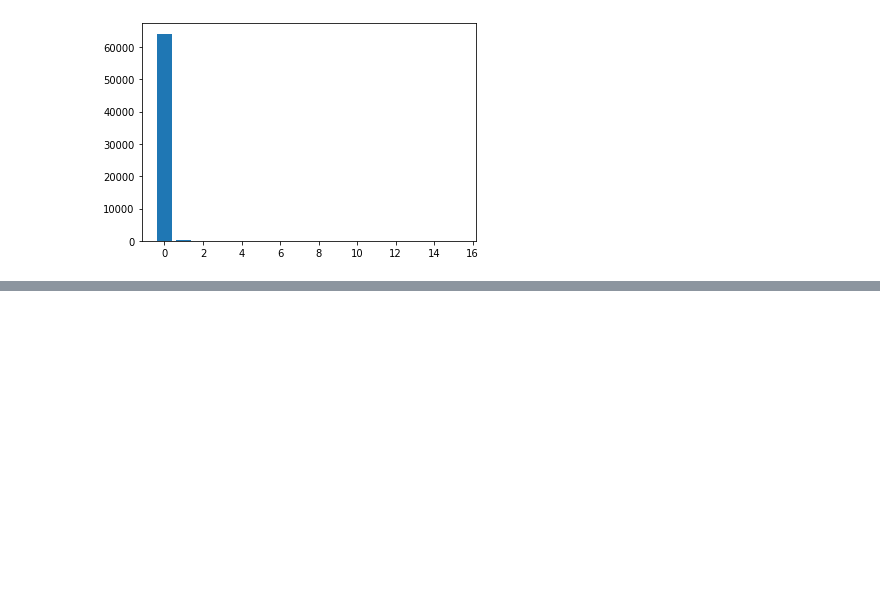
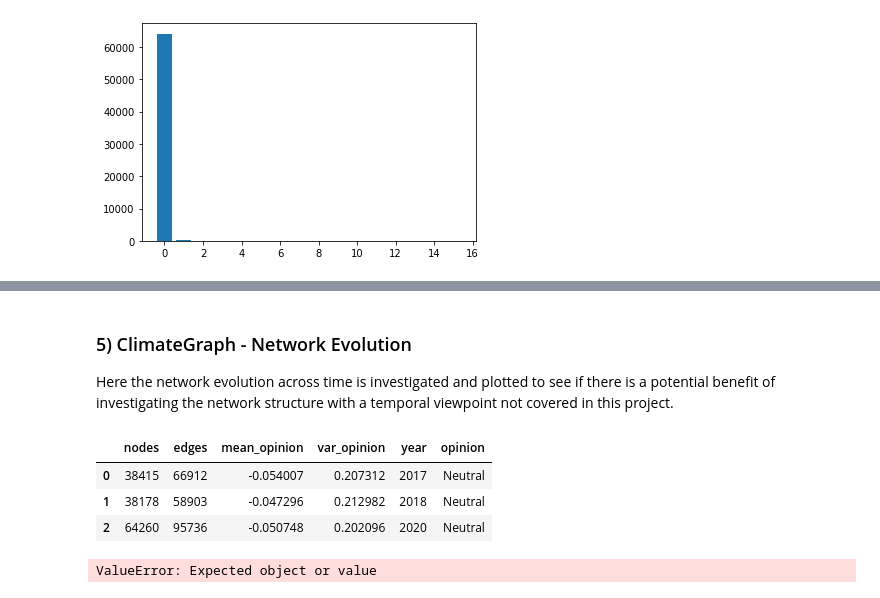
Before and after one commit to AronDJacobsen/Reddit-ClimateGraph, a Jupyter notebook: preliminary_analysis.ipynb, the cells around one changed output, grey strips where cells are left out. Saved outputs shown, nothing was run; the diff lists cells and outputs as text; code cells hidden in the pictures; blank space fills up the shorter version.

```diff
--- a/preliminary_analysis.ipynb
+++ b/preliminary_analysis.ipynb
@@ -200,0 +201,43 @@ OrderedDict([(0, 64125),
+# %% [markdown]
+### 5) ClimateGraph - Network Evolution
+
+Here the network evolution across time is investigated and plotted to see if there is a potential benefit of investigating the network structure with a temporal viewpoint not covered in this project.
+# %%
+temporal_ClimateGraph = pd.DataFrame([])
+
+years = [2017, 2018, 2020]
+for i, year in enumerate(tqdm(years)):
+
+    ClimateGraph = read_json_file(DATA_DIR / f'{year}/ClimateGraph_{year}.json')
+    opinion_dict = nx.get_node_attributes(ClimateGraph, 'opinion_score')
+
+    nodes = ClimateGraph.number_of_nodes()
+    edges = ClimateGraph.number_of_edges()
+
+    mean_opinion = np.mean(list(opinion_dict.values()))
+    var_opinion = np.std(list(opinion_dict.values()))
+
+    temp = pd.DataFrame.from_dict({'nodes': [nodes],
+                                   'edges': [edges],
+                                   'mean_opinion': [mean_opinion],
+                                   'var_opinion': [var_opinion],
+                                   'year': year,
+                                  })
+
+    temporal_ClimateGraph = pd.concat([temporal_ClimateGraph, temp]).reset_index(drop=True)
+
+# add sentiment label
+temporal_ClimateGraph['opinion'] = temporal_ClimateGraph.mean_opinion.apply(lambda x: 'Pro' if x > 0.2 \
+                                                                            else 'Anti' if x < -0.2 \
+                                                                            else 'Neutral')
+# %%
+temporal_ClimateGraph
+# %% [output]
+|  | nodes | edges | mean_opinion | var_opinion | year | opinion |
+| 0 | 38415 | 66912 | -0.054007 | 0.207312 | 2017 | Neutral |
+| 1 | 38178 | 58903 | -0.047296 | 0.212982 | 2018 | Neutral |
+| 2 | 64260 | 95736 | -0.050748 | 0.202096 | 2020 | Neutral |
+# %%
+author = pd.read_json(DATA_DIR / f'author_opinion_{year}.json.bz2')
+# %% [output]
+ValueError: Expected object or value
```
Also changed, not shown: parts of 12 cells of this notebook, 1 other file.
